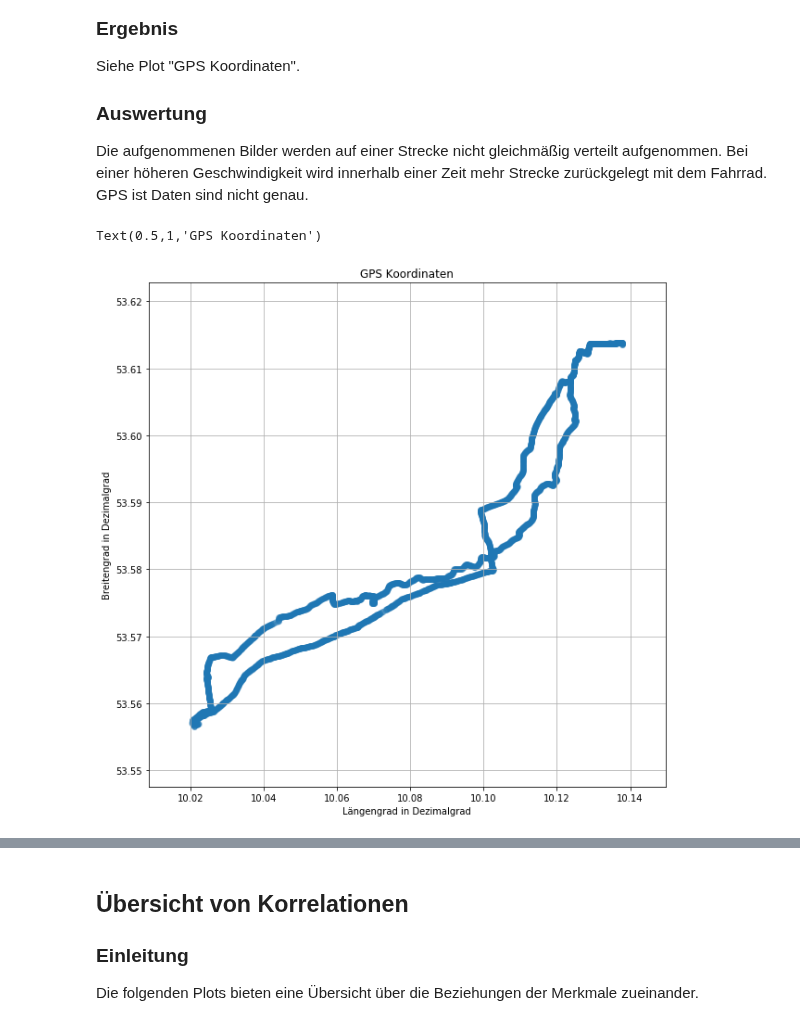
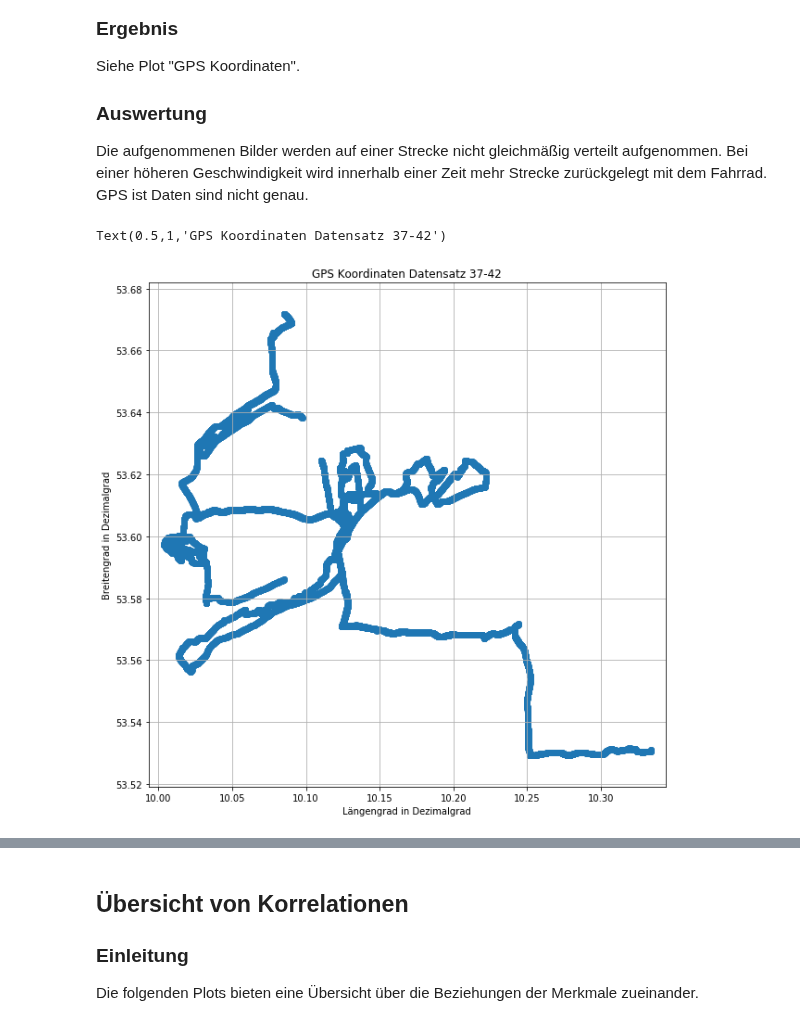
Before and after one commit to SandGreif/FahrradwegeKlassifizierung, a Jupyter notebook: datenvisualisierung/featureCorrelations.ipynb, the cells around one changed output, grey strips where cells are left out. Saved outputs shown, nothing was run; the diff lists cells and outputs as text; code cells hidden in the pictures.

```diff
--- a/datenvisualisierung/featureCorrelations.ipynb
+++ b/datenvisualisierung/featureCorrelations.ipynb
@@ -15,6 +15,6 @@ import os
 import matplotlib.pyplot as plt
 # %%
 # Lesen der Merkmale
-featuresDf = pandas.read_csv("../daten/merkmale_datensatz_26_bis_27/absMesswerte/merkmale.csv")
+featuresDf = pandas.read_csv("../daten/merkmale_datensatz_43_45_bis_51/merkmale.csv")
 featuresDf.describe()
 # %% [output]
@@ -79,11 +79,12 @@ Die aufgenommenen Bilder werden auf einer Strecke nicht gleichmäßig verteilt a
 # %%
 fig = plt.figure(figsize=(10,10))
 ax  = fig.add_subplot(111)
 ax.scatter(featuresDf['Laengengrad'], featuresDf['Breitengrad'], alpha = 0.2)
 plt.xlabel('Längengrad in Dezimalgrad')
 plt.ylabel('Breitengrad in Dezimalgrad')
+plt.axis([featuresDf['Laengengrad'].min()-0.01,featuresDf['Laengengrad'].max()+0.01,featuresDf['Breitengrad'].min()-0.01,featuresDf['Breitengrad'].max()+0.01])
 plt.grid()
-ax.set_title("GPS Koordinaten")
+ax.set_title("GPS Koordinaten Datensatz 37-42")
 # %% [output]
-Text(0.5,1,'GPS Koordinaten')
+Text(0.5,1,'GPS Koordinaten Datensatz 37-42')
-[figure, old version]
+[figure, new version]
```
Also changed, not shown: parts of 3 cells of this notebook, 9 other files.
